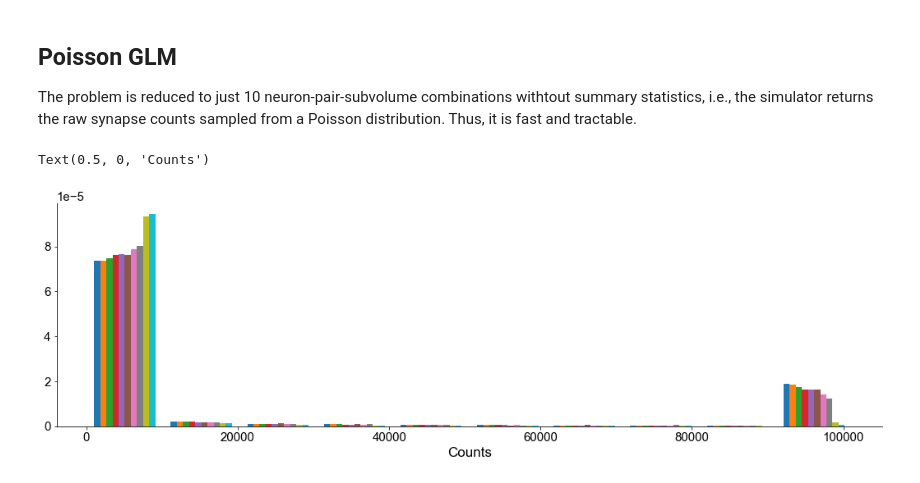
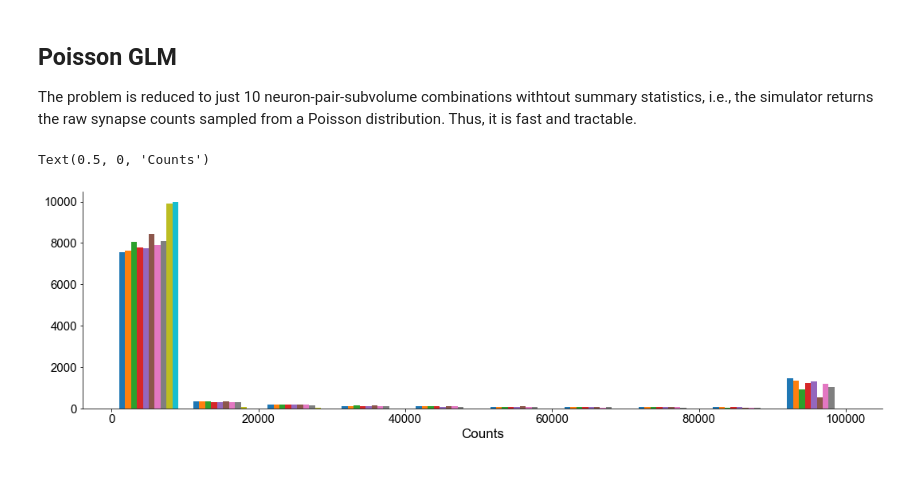
Before and after one commit to mackelab/sbi-for-connectomics, a Jupyter notebook: figures/Two-param-DSO-rule.ipynb, the cells around one changed output. Saved outputs shown, nothing was run; the diff lists cells and outputs as text; code cells hidden in the pictures.

```diff
--- a/figures/Two-param-DSO-rule.ipynb
+++ b/figures/Two-param-DSO-rule.ipynb
@@ -24,24 +25,25 @@ plt.style.use('plotting_settings.mplstyle')
 %matplotlib inline
 # %%
 # The prior will be Gaussian for most rules.
-num_dim = 2
+num_dim = 3
 prior_scale = 3
 prior = BoxUniform(torch.zeros(num_dim), prior_scale * torch.ones(num_dim))
+xo = np.array([[0.4300, 0.4300, 0.4200, 0.6400, 0.1700, 0.4400, 0.0900]])
 # %% [markdown]
 ## Poisson GLM
 
 The problem is reduced to just 10 neuron-pair-subvolume combinations withtout summary statistics, i.e., the simulator returns the raw synapse counts sampled from a Poisson distribution. Thus, it is fast and tractable.
 # %%
 theta = prior.sample((10000,))
-x = two_param_poisson_glm(theta, offset=prior_scale)
+x = poisson_glm_constrained(theta)
 # %%
 plt.figure(figsize=(18, 5))
-plt.hist(x.numpy(), density=1)
+plt.hist(x.numpy(), density=0)
 plt.xlabel("Counts")
 # plt.legend([f"neuron-pair-volume combi {ii}" for ii in range(10)]);
 # %% [output]
 Text(0.5, 0, 'Counts')
-[figure, old version]
+[figure, new version]
 # %%
 path_to_model = "../data/structural_model"
 # set number of neuron pairs sampled from the connectome to mimick experimental settings, e.g., 50
```
Also changed, not shown: parts of 15 cells of this notebook, 1 other file.
